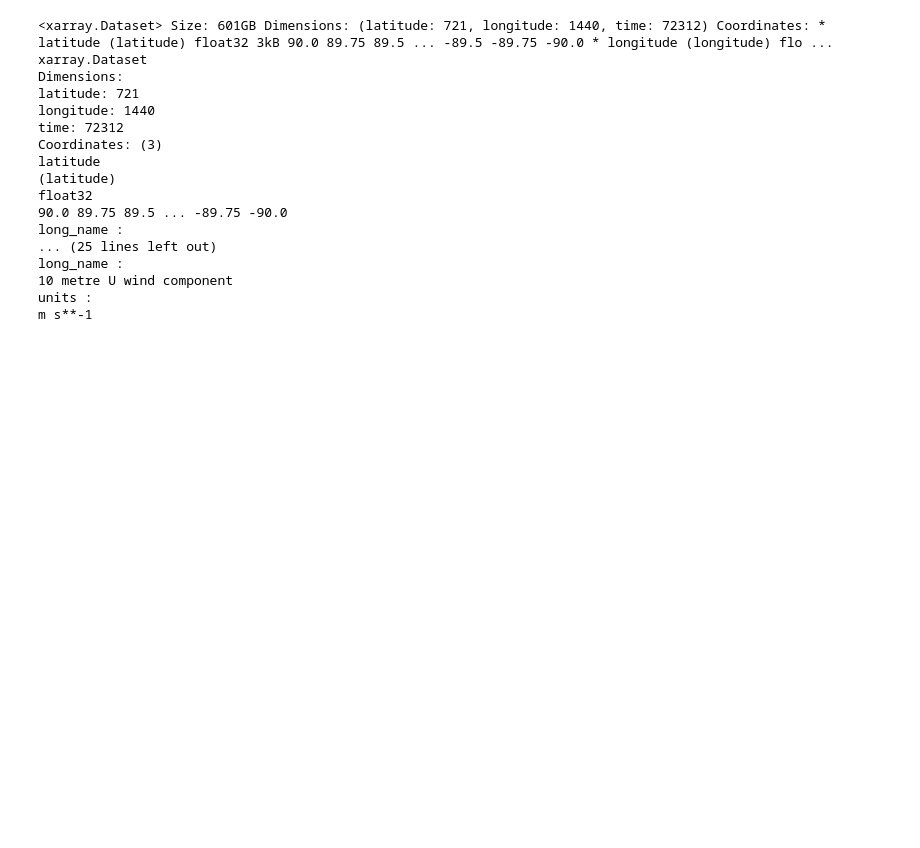
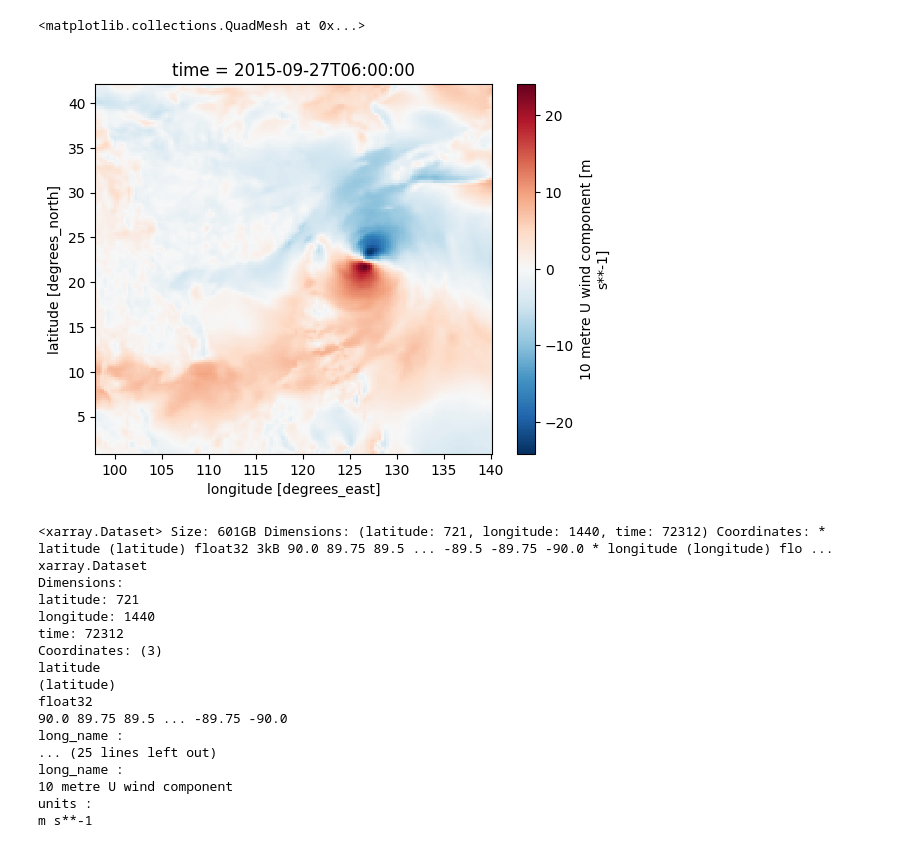
Before and after one commit to qpvvc/modulus, a Jupyter notebook: examples/weather/dataset_download/read_zarr_plot.ipynb, the cells around one changed output. Drawn from its saved outputs; the diff is of its cells as text; code cells hidden in the pictures; blank space fills up the shorter version.

```diff
--- a/examples/weather/dataset_download/read_zarr_plot.ipynb
+++ b/examples/weather/dataset_download/read_zarr_plot.ipynb
@@ -3,3 +3,5 @@ import xarray as xr
 import cartopy.crs as ccrs
 import cartopy
 import matplotlib.pyplot as plt
+# %%
+u10 = xr.open_zarr("/datasets/zarr_data_uvsp_swh_mwp/10m_u_component_of_wind.zarr")
@@ -5,0 +83,5 @@ import matplotlib.pyplot as plt
+# %%
+u10['u10'].sel(time="2015-09-27T04:00:00", method="nearest").plot()
+# %% [output]
+<matplotlib.collections.QuadMesh at 0x...>
+[figure, added]
```
Also changed, not shown: parts of 7 cells of this notebook, 3 other files.
